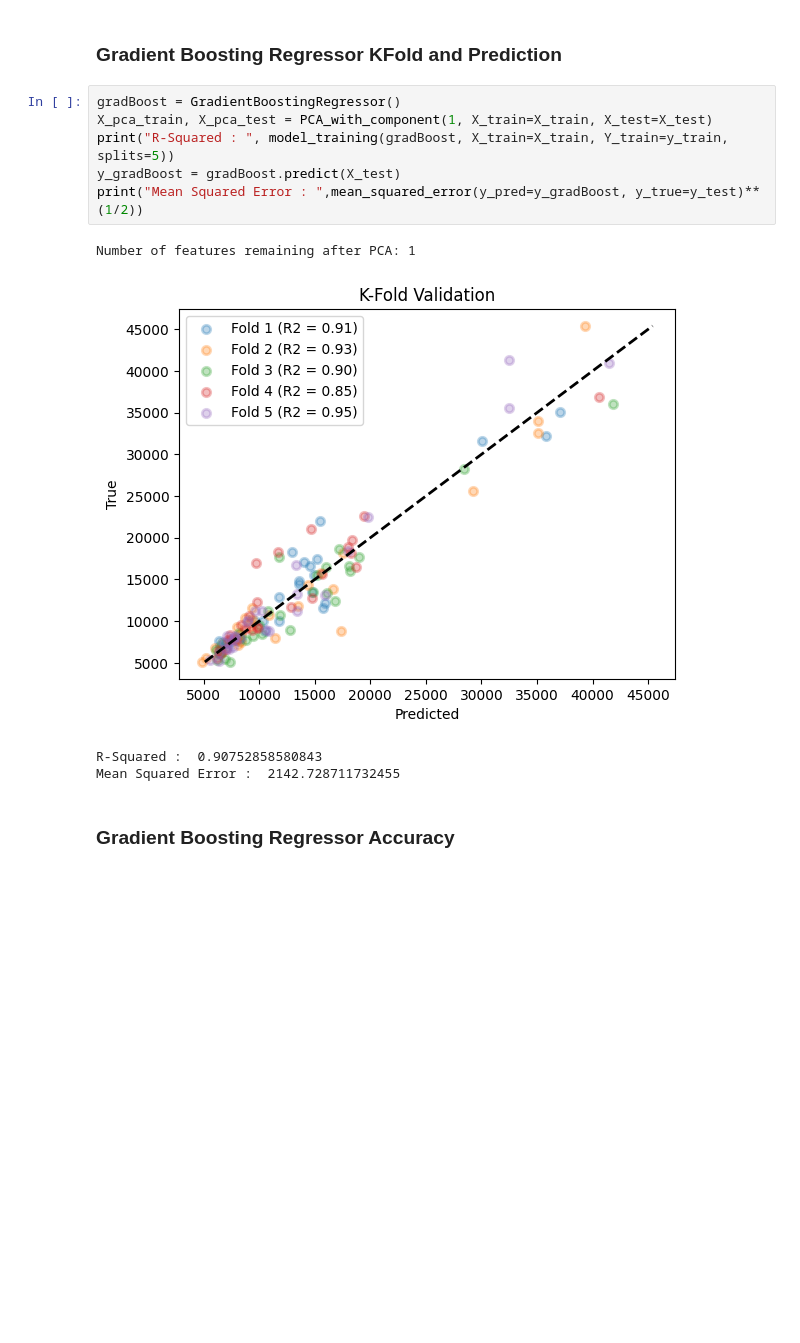
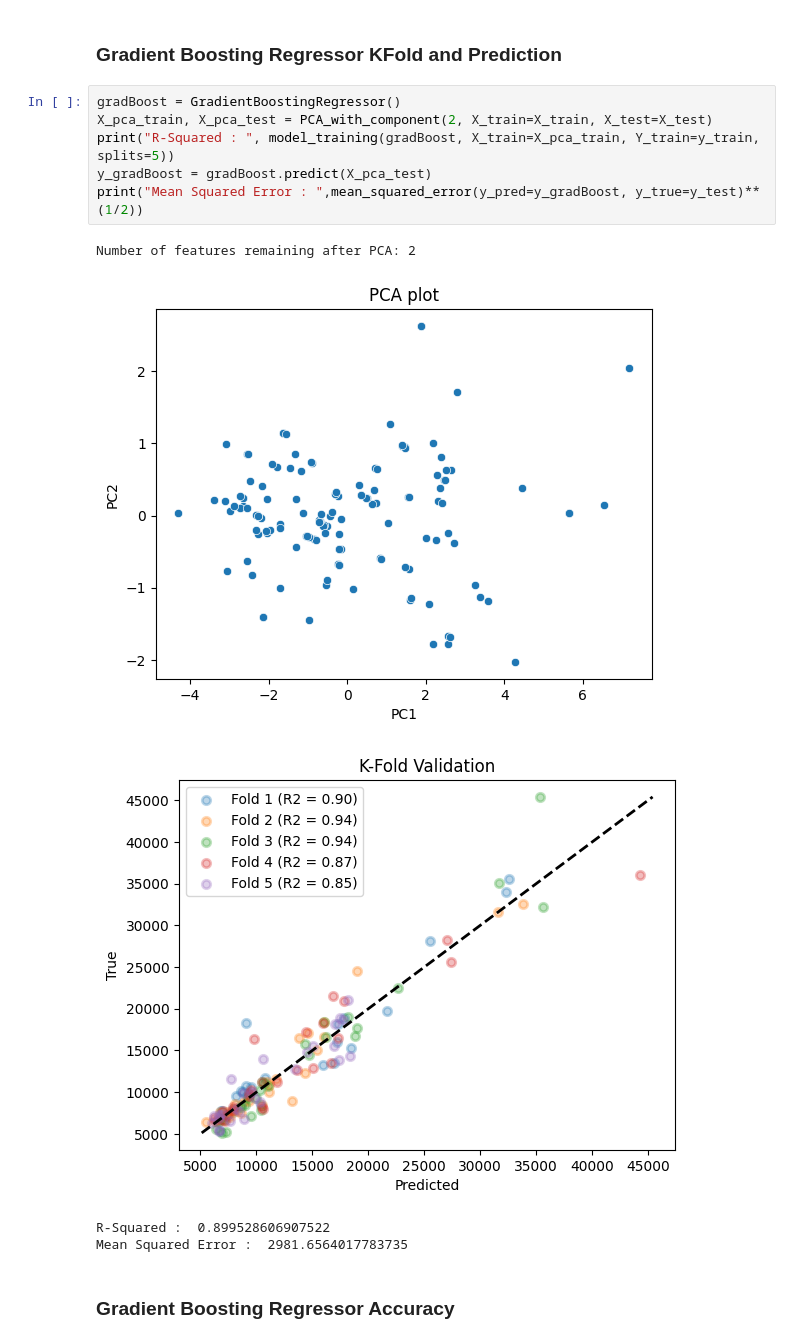
Before and after one commit to MayankTamakuwala/Automobile-Price-Prediction, a Jupyter notebook: project.ipynb, the cells around one changed output. Drawn from its saved outputs; the diff is of its cells as text; blank space fills up the shorter version.

```diff
--- a/project.ipynb
+++ b/project.ipynb
@@ -545,15 +546,16 @@ Standard Deviation: 8.73 %
 ### Gradient Boosting Regressor KFold and Prediction
 # %%
 gradBoost = GradientBoostingRegressor()
-X_pca_train, X_pca_test = PCA_with_component(1, X_train=X_train, X_test=X_test)
-print("R-Squared : ", model_training(gradBoost, X_train=X_train, Y_train=y_train, splits=5))
-y_gradBoost = gradBoost.predict(X_test)
+X_pca_train, X_pca_test = PCA_with_component(2, X_train=X_train, X_test=X_test)
+print("R-Squared : ", model_training(gradBoost, X_train=X_pca_train, Y_train=y_train, splits=5))
+y_gradBoost = gradBoost.predict(X_pca_test)
 print("Mean Squared Error : ",mean_squared_error(y_pred=y_gradBoost, y_true=y_test)**(1/2))
 # %% [output]
-Number of features remaining after PCA: 1
+Number of features remaining after PCA: 2
-[figure, old version]
+[figure, new version]
+[figure, added]
-R-Squared :  0.90752858580843
-Mean Squared Error :  2142.728711732455
+R-Squared :  0.899528606907522
+Mean Squared Error :  2981.6564017783735
 # %% [markdown]
 ### Gradient Boosting Regressor Accuracy
 # %%
```
Also changed, not shown: parts of 22 cells of this notebook.
